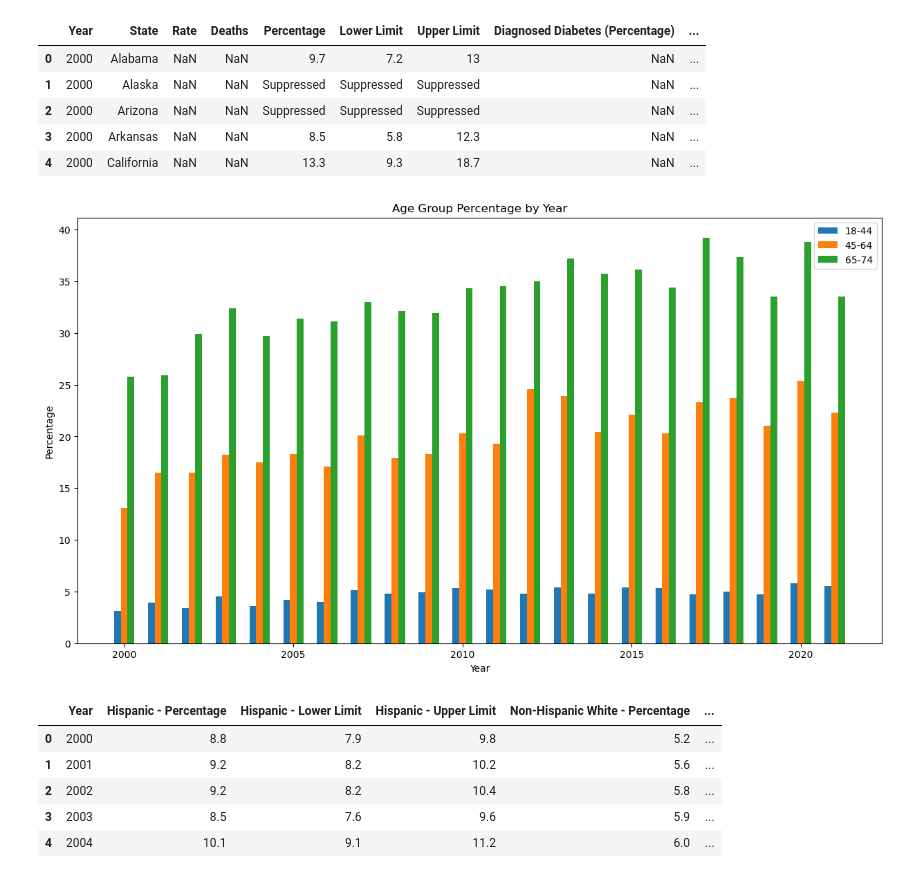
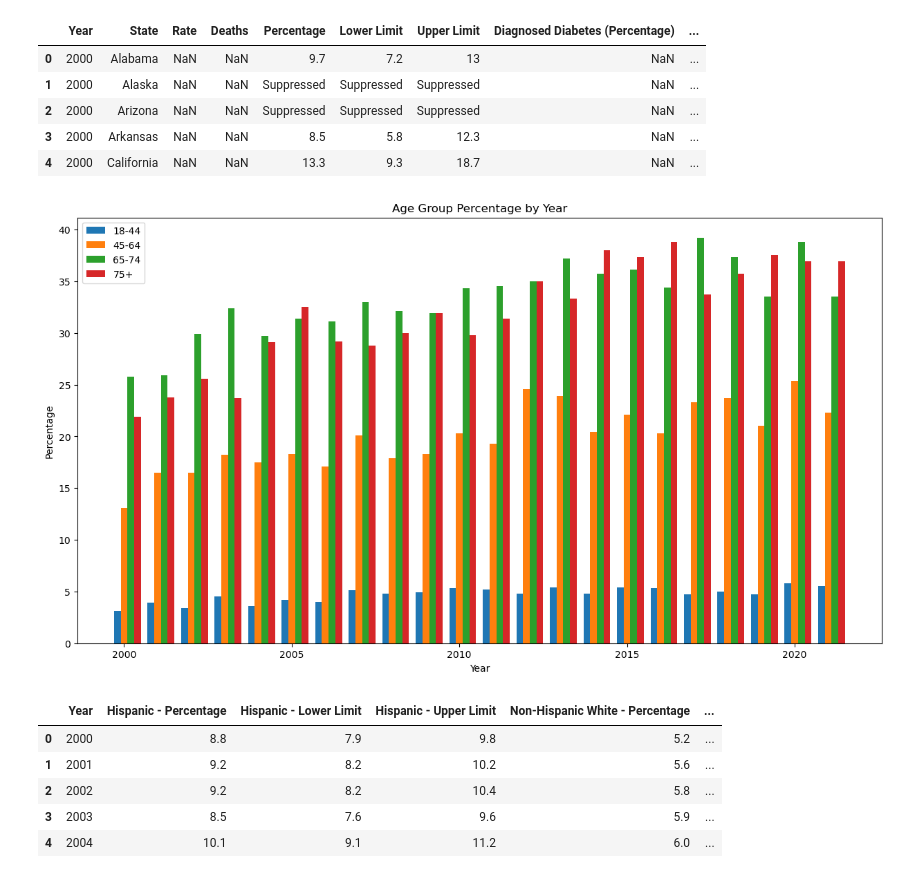
Before and after one commit to jessguinn/Project-1-Team-4, a Jupyter notebook: final_combined_datasets/analysis.ipynb, the cells around one changed output. Cells and saved outputs as stored; diff of their text form; code cells hidden in the pictures.

```diff
--- a/final_combined_datasets/analysis.ipynb
+++ b/final_combined_datasets/analysis.ipynb
@@ -36,34 +36,35 @@ final_merged_df.head()
 # %%
 # Assuming final_merged_df_cleaned is your DataFrame
 final_merged_df = final_merged_df.dropna(subset=['Year'])
 final_merged_df['Year'] = final_merged_df['Year'].astype(int)
 
 # Correcting the SettingWithCopyWarning issues by using .loc
 final_merged_df.loc[:, 'Year'] = final_merged_df['Year'].astype(int)
 final_merged_df.loc[:, '18-44 percentage'] = pd.to_numeric(final_merged_df['18-44 percentage'], errors='coerce').fillna(0)
 final_merged_df.loc[:, '45-64 percentage'] = pd.to_numeric(final_merged_df['45-64 percentage'], errors='coerce').fillna(0)
 final_merged_df.loc[:, '65-74 percentage'] = pd.to_numeric(final_merged_df['65-74 percentage'], errors='coerce').fillna(0)
-
+final_merged_df.loc[:, '75+ percentage'] = pd.to_numeric(final_merged_df['75+ percentage'], errors='coerce').fillna(0)
 # Filter the DataFrame for the years of interest
 final_merged_filtered = final_merged_df[(final_merged_df['Year'] >= 2000) & (final_merged_df['Year'] <= 2021)]
 
 # Create a figure and a set of subplots with an increased figure size
 fig, ax = plt.subplots(figsize=(15, 8))
 
 # Plotting each age group percentage by Year with a slight shift along the x-axis for clarity
 ax.bar(final_merged_filtered['Year'] - 0.2, final_merged_filtered['18-44 percentage'], width=0.2, label='18-44', align='center')
 ax.bar(final_merged_filtered['Year'], final_merged_filtered['45-64 percentage'], width=0.2, label='45-64', align='center')
 ax.bar(final_merged_filtered['Year'] + 0.2, final_merged_filtered['65-74 percentage'], width=0.2, label='65-74', align='center')
+ax.bar(final_merged_filtered['Year'] + 0.4, final_merged_filtered['75+ percentage'], width=0.2, label='75+', align='center')
 
 # Customizing the plot
 ax.set_xlabel('Year')
 ax.set_ylabel('Percentage')
 ax.set_title('Age Group Percentage by Year')
 ax.legend()
 
 plt.show()
 # %% [output]
-[figure, old version]
+[figure, new version]
 # %%
 race_df.head()
 # %% [output]
```
Also changed, not shown: parts of 3 cells of this notebook.
